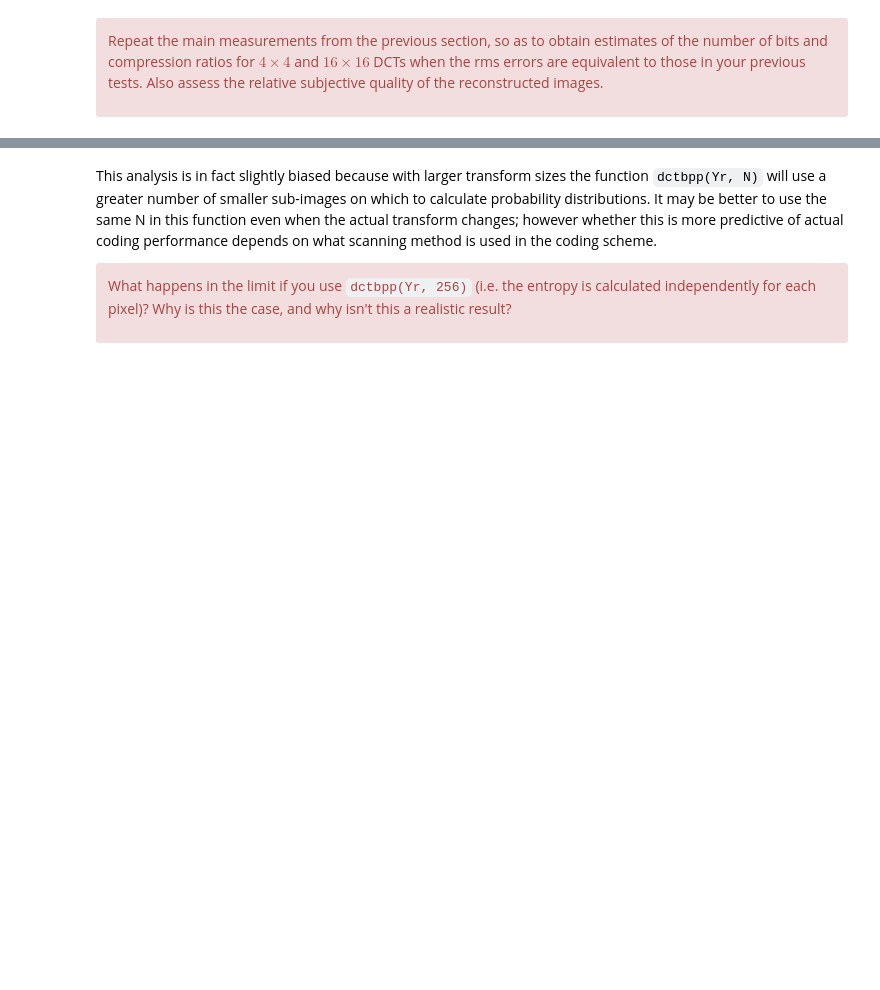
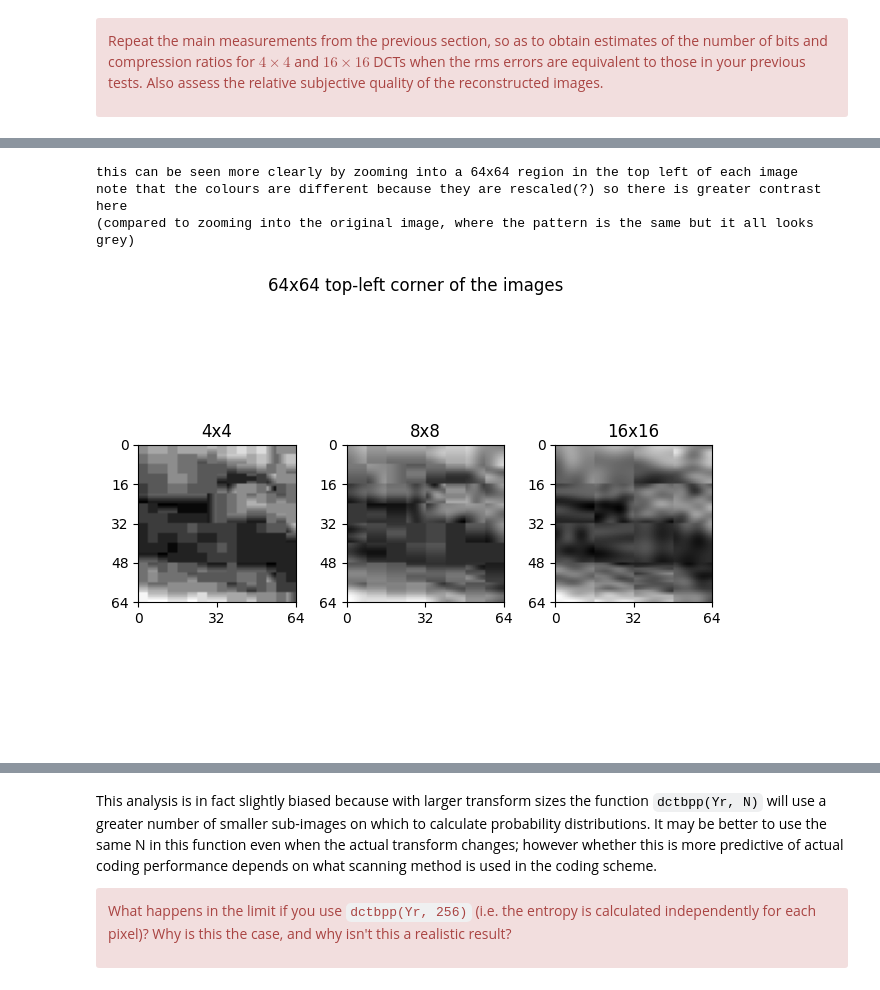
Before and after one commit to a-haber/cued_sf2_lab, a Jupyter notebook: 7-the-discrete-cosine-transform.ipynb, the cells around one changed output, grey strips where cells are left out. Cells and saved outputs as stored; diff of their text form; code cells hidden in the pictures; blank space fills up the shorter version.

```diff
--- a/7-the-discrete-cosine-transform.ipynb
+++ b/7-the-discrete-cosine-transform.ipynb
@@ -506,0 +573,18 @@ relative subjective quality of the reconstructed images.</div>
+# %%
+fig, axs = plt.subplots(1,3)
+plot_image(Z4_DCT[:64,:64], ax=axs[0])
+plot_image(Z_DCT[:64,:64], ax=axs[1])
+plot_image(Z16_DCT[:64,:64], ax=axs[2])
+axs[0].set_title("4x4")
+axs[1].set_title("8x8")
+axs[2].set_title("16x16")
+fig.suptitle("64x64 top-left corner of the images")
+fig.tight_layout();
+print("this can be seen more clearly by zooming into a 64x64 region in the top left of each image")
+print("note that the colours are different because they are rescaled(?) so there is greater contrast here")
+print("(compared to zooming into the original image, where the pattern is the same but it all looks grey)")
+# %% [output]
+this can be seen more clearly by zooming into a 64x64 region in the top left of each image
+note that the colours are different because they are rescaled(?) so there is greater contrast here
+(compared to zooming into the original image, where the pattern is the same but it all looks grey)
+[figure, added]
```
Also changed, not shown: parts of 10 cells of this notebook, 1 other file.
